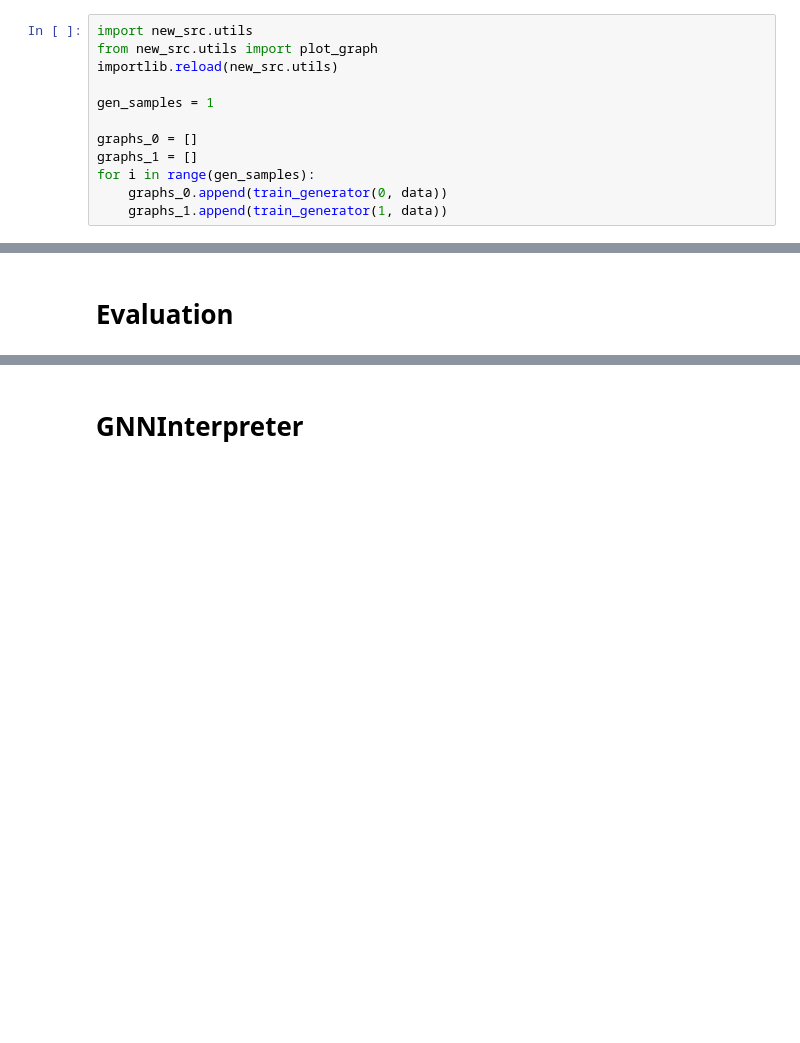
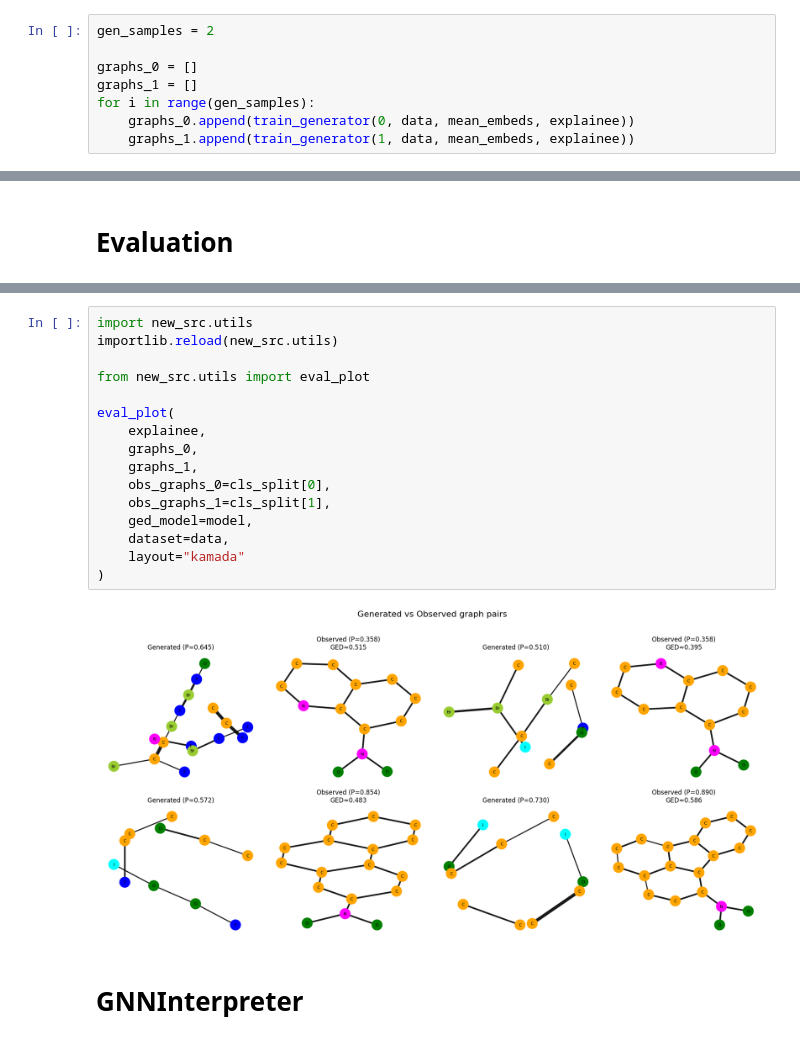
Before and after one commit to Tiny-Quant/GNN-EGG, a Jupyter notebook: revisions/Generic_Results_Notebook.ipynb, the cells around one changed output, grey strips where cells are left out. Cells and saved outputs as stored; diff of their text form; blank space fills up the shorter version.

```diff
--- a/revisions/Generic_Results_Notebook.ipynb
+++ b/revisions/Generic_Results_Notebook.ipynb
@@ -215,14 +258,10 @@ def train_generator(cls_idx, data):
 
     return example
 # %%
-import new_src.utils
-from new_src.utils import plot_graph
-importlib.reload(new_src.utils)
-
-gen_samples = 1
+gen_samples = 2
 
 graphs_0 = []
 graphs_1 = []
 for i in range(gen_samples):
-    graphs_0.append(train_generator(0, data))
-    graphs_1.append(train_generator(1, data))
+    graphs_0.append(train_generator(0, data, mean_embeds, explainee))
+    graphs_1.append(train_generator(1, data, mean_embeds, explainee))
@@ -251,2 +308,20 @@ RuntimeError: Expected all tensors to be on the same device, but got mat2 is on
+# %%
+import new_src.utils
+importlib.reload(new_src.utils)
+
+from new_src.utils import eval_plot
+
+eval_plot(
+    explainee,
+    graphs_0,
+    graphs_1,
+    obs_graphs_0=cls_split[0],
+    obs_graphs_1=cls_split[1],
+    ged_model=model,
+    dataset=data,
+    layout="kamada"
+)
+# %% [output]
+[figure, added]
 # %% [markdown]
 # GNNInterpreter
```
Also changed, not shown: parts of 8 cells of this notebook, 6 other files.
